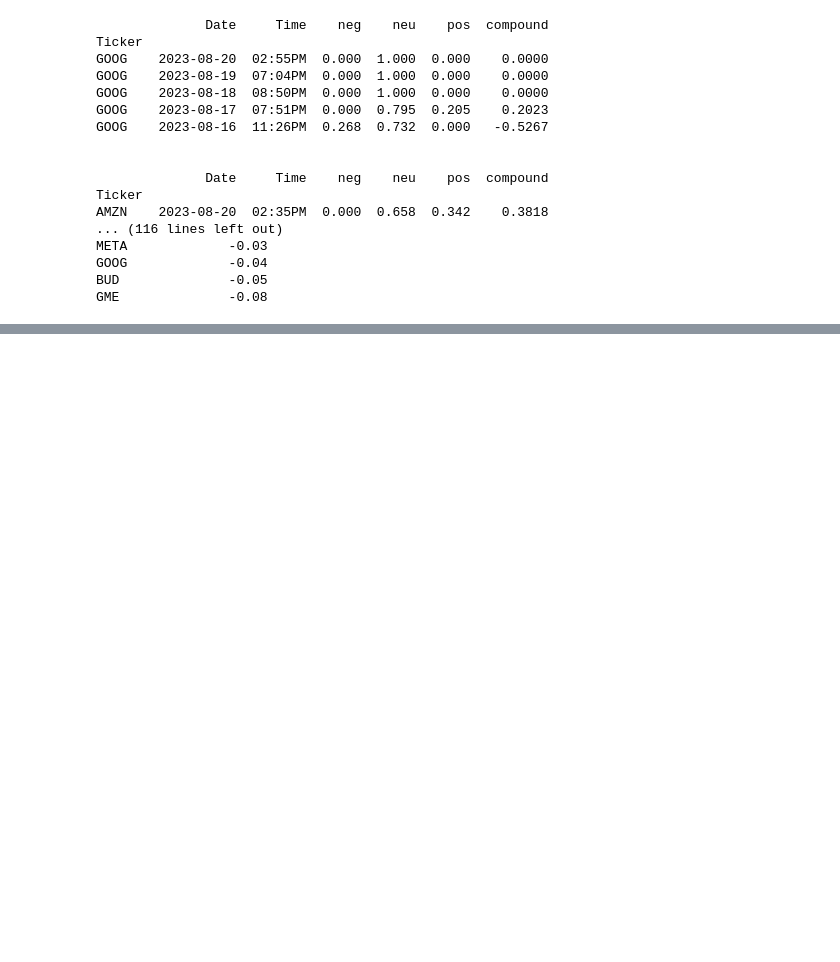
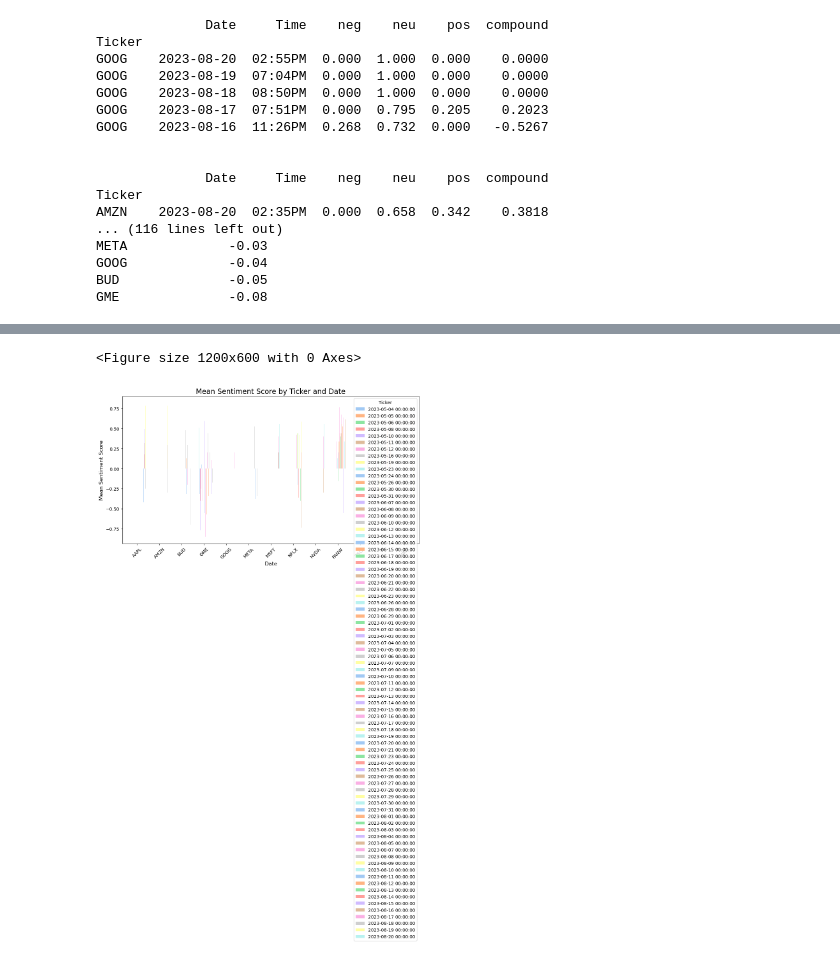
Before and after one commit to ameyagidh/StockPricePredictor, a Jupyter notebook: SentimentAnalysis/RealTimeHeadlinesDataCollection.ipynb, the cells around one changed output, grey strips where cells are left out. Cells and saved outputs as stored; diff of their text form; code cells hidden in the pictures; blank space fills up the shorter version.

Commit message:
Sentiment Analysis Done on real time data from finviz API

```diff
--- a/SentimentAnalysis/RealTimeHeadlinesDataCollection.ipynb
+++ b/SentimentAnalysis/RealTimeHeadlinesDataCollection.ipynb
@@ -276,0 +251,7 @@ TSLA             -0.00
+# %%
+# Create DataFrame and calculate sentiment scores using VADER
+vader = SentimentIntensityAnalyzer()
+my_df = pd.DataFrame(parsed_news, columns=['ticker', 'date', 'time', 'title'])
+my_df['compound'] = my_df['title'].apply(lambda title: vader.polarity_scores(title)['compound'])
+my_df['date'] = pd.to_datetime(my_df['date'])
+print(my_df)
@@ -276,0 +276,29 @@ TSLA             -0.00
+# %%
+import matplotlib.pyplot as plt
+import seaborn as sns
+
+# Set a pleasing color palette
+sns.set_palette("pastel")
+
+# Calculate the mean sentiment scores for each ticker and date
+mean_df = my_df.groupby(['ticker', 'date'])['compound'].mean().unstack()
+
+# Create a figure and axes with better styling
+plt.figure(figsize=(12, 6))
+ax = mean_df.plot(kind='bar', figsize=(12, 6), width=0.8)
+
+# Add title and labels
+plt.title('Mean Sentiment Score by Ticker and Date', fontsize=16)
+plt.xlabel('Date', fontsize=12)
+plt.ylabel('Mean Sentiment Score', fontsize=12)
+plt.xticks(rotation=45)
+
+# Customize legend
+plt.legend(title='Ticker', fontsize=10)
+plt.tight_layout()
+
+# Show plot
+plt.show()
+# %% [output]
+<Figure size 1200x600 with 0 Axes>
+[figure, added]
```
Also changed, not shown: parts of 4 cells of this notebook, 1 other file.
